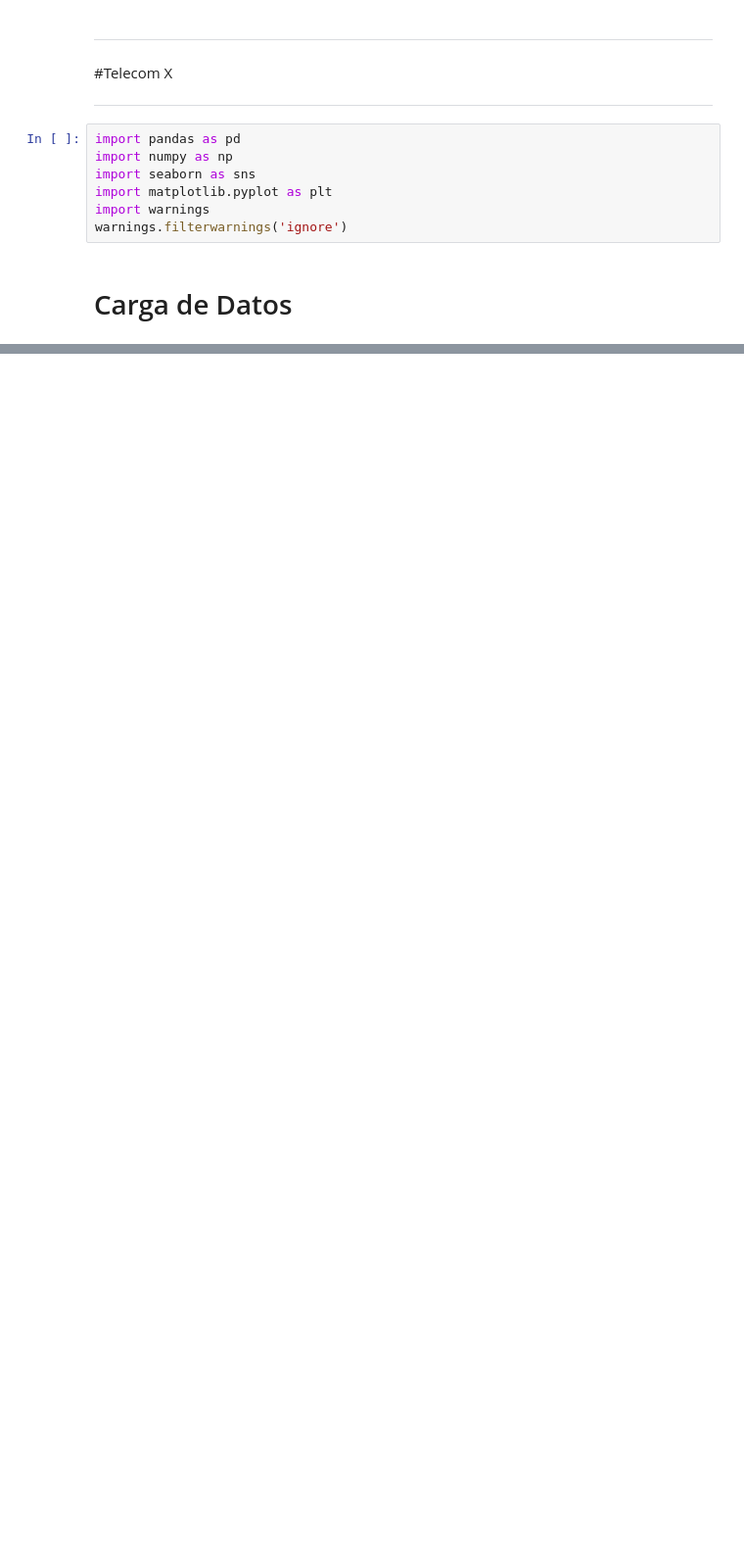
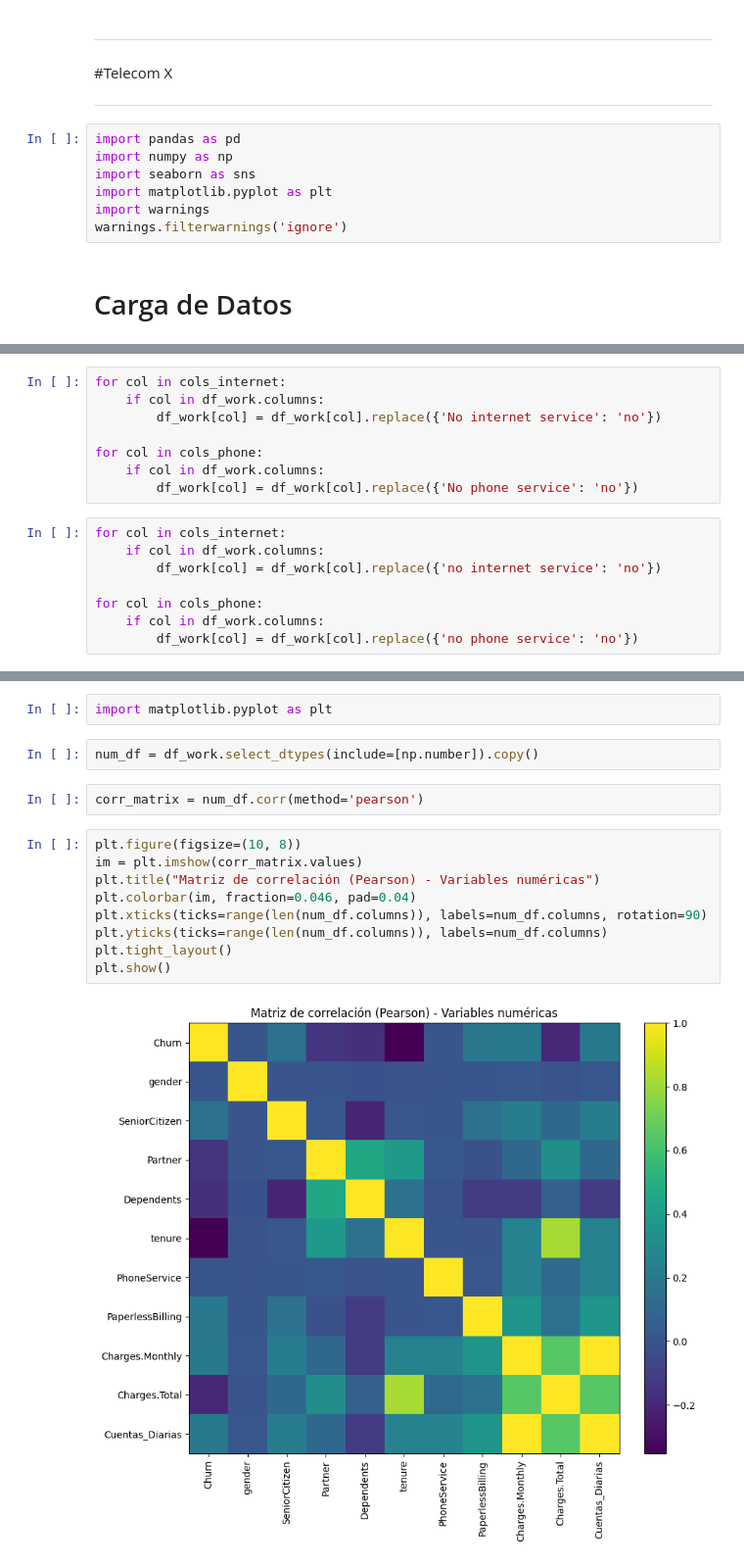
Before and after one commit to fmonteci/Telecom_x, a Jupyter notebook: Telecom_X_FM.ipynb, the cells around one changed output, grey strips where cells are left out. Shown at 98% size. Drawn from its saved outputs; the diff is of its cells as text; blank space fills up the shorter version.

```diff
--- a/Telecom_X_FM.ipynb
+++ b/Telecom_X_FM.ipynb
@@ -553,0 +85,16 @@ f1:  0.5513016845329249
+# %%
+for col in cols_internet:
+    if col in df_work.columns:
+        df_work[col] = df_work[col].replace({'No internet service': 'no'})
+
+for col in cols_phone:
+    if col in df_work.columns:
+        df_work[col] = df_work[col].replace({'No phone service': 'no'})
+# %%
+for col in cols_internet:
+    if col in df_work.columns:
+        df_work[col] = df_work[col].replace({'no internet service': 'no'})
+
+for col in cols_phone:
+    if col in df_work.columns:
+        df_work[col] = df_work[col].replace({'no phone service': 'no'})
@@ -553,0 +241,17 @@ f1:  0.5513016845329249
+# %%
+import matplotlib.pyplot as plt
+# %%
+num_df = df_work.select_dtypes(include=[np.number]).copy()
+# %%
+corr_matrix = num_df.corr(method='pearson')
+# %%
+plt.figure(figsize=(10, 8))
+im = plt.imshow(corr_matrix.values)
+plt.title("Matriz de correlación (Pearson) - Variables numéricas")
+plt.colorbar(im, fraction=0.046, pad=0.04)
+plt.xticks(ticks=range(len(num_df.columns)), labels=num_df.columns, rotation=90)
+plt.yticks(ticks=range(len(num_df.columns)), labels=num_df.columns)
+plt.tight_layout()
+plt.show()
+# %% [output]
+[figure, added]
```
Also changed, not shown: parts of 106 cells of this notebook.
